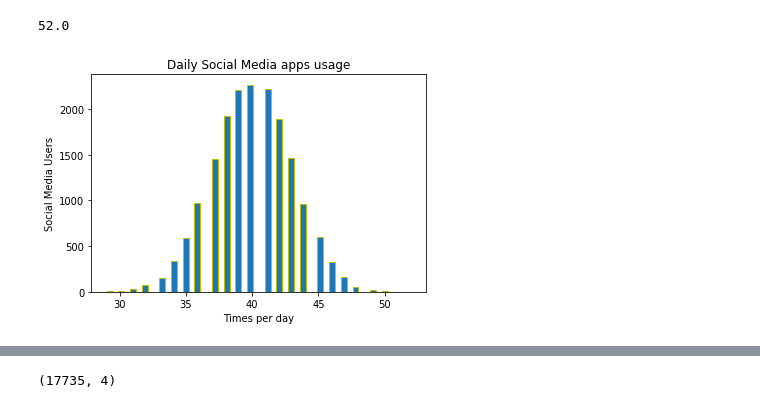
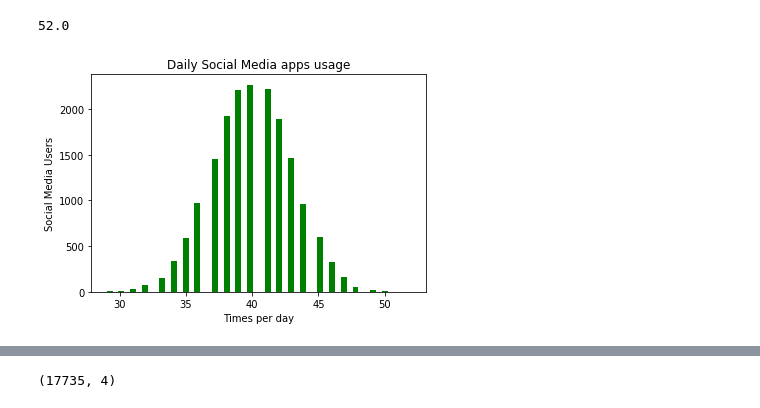
Before and after one commit to rituteval/Programming-DA--PROJECT, a Jupyter notebook: Programming DA- PROJECT.ipynb, the cells around one changed output, grey strips where cells are left out. Cells and saved outputs as stored; diff of their text form; code cells hidden in the pictures.

```diff
--- a/Programming DA- PROJECT.ipynb
+++ b/Programming DA- PROJECT.ipynb
@@ -169,13 +196,13 @@ max(usage)
 # %% [output]
 52.0
 # %%
-plt.hist(usage,bins=52, edgecolor='y') # Added sample count, amount of bins
+plt.hist(usage,bins=52, color='g') # Added sample count, amount of bins
 plt.ylabel('Social Media Users') # Labeled y axis
 plt.xlabel('Times per day') # Labeled x axis
 plt.title ('Daily Social Media apps usage') # Added title
 plt.show() # Showed Plot
 # %% [output]
-[figure, old version]
+[figure, new version]
 # %%
 # Creating a database
 
```
Also changed, not shown: parts of 16 cells of this notebook.
